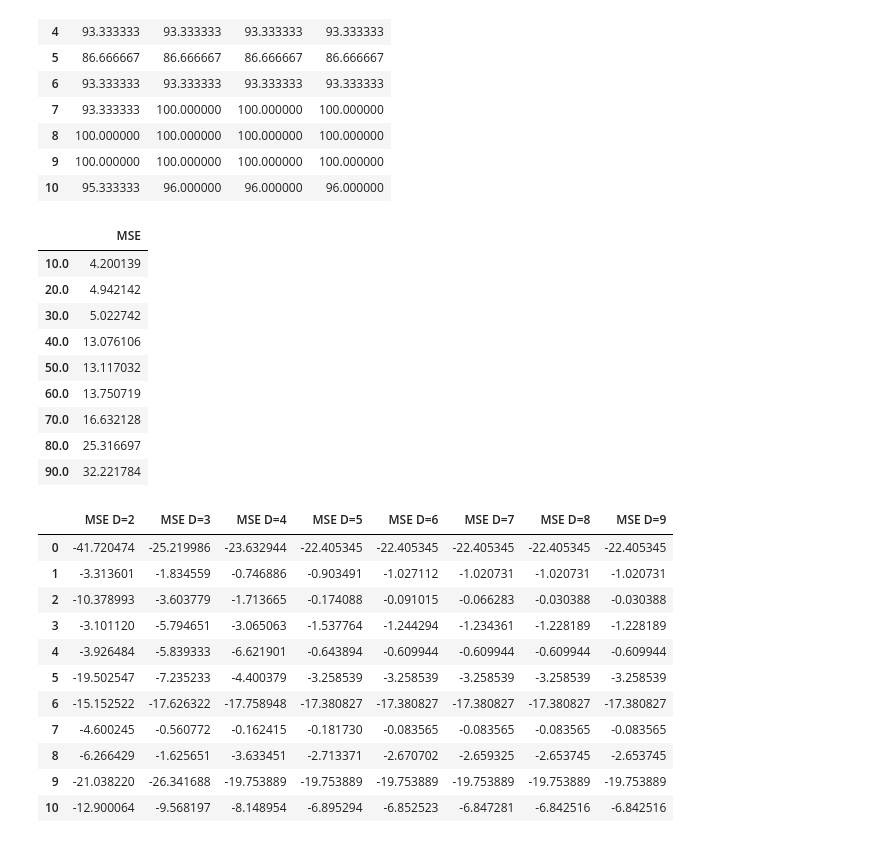
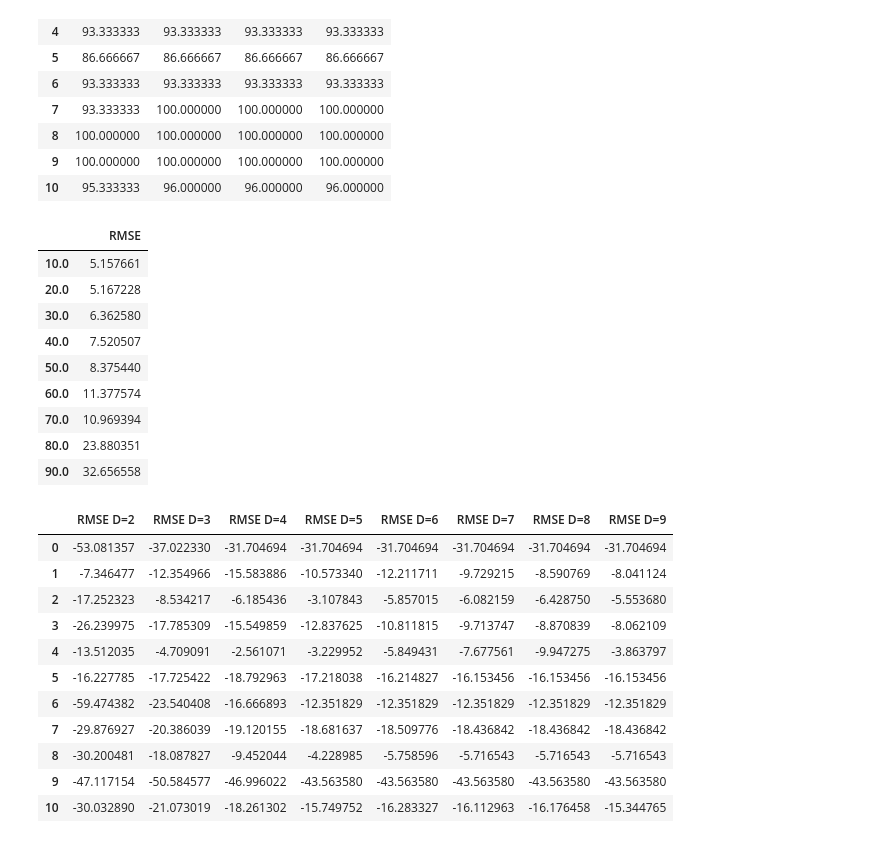
Before and after one commit to EvandroJRSilva/UniML, a Jupyter notebook: src/aula07/aula07.ipynb, the cells around one changed output. Saved outputs shown, nothing was run; the diff lists cells and outputs as text; code cells hidden in the pictures.

```diff
--- a/src/aula07/latex/aula07.ipynb
+++ b/src/aula07/aula07.ipynb
@@ -220,52 +244,55 @@ from sklearn.metrics import root_mean_squared_error
 Xh = np.sort(2*np.pi * np.random.rand(50, 1), axis=0)
 yh = np.sin(Xh).ravel()
 
-mse=[]
+rmse=[]
 tt = np.arange(0.1, 1, 0.1)
 for t in tt:
     X_treino, X_teste, y_treino, y_teste = train_test_split(Xh, yh, test_size=t, random_state=42)
     modeloHO = DecisionTreeRegressor(random_state=42)
     modeloHO.fit(X_treino, y_treino)
-    mse.append(root_mean_squared_error(y_teste, modeloHO.predict(X_teste))*100)
+    rmse.append(root_mean_squared_error(y_teste, modeloHO.predict(X_teste))*100)
 
-pd.DataFrame(mse, index=tt*100, columns=['MSE'])
+pd.DataFrame(rmse, index=tt*100, columns=['RMSE'])
 # %% [output]
-|  | MSE |
-| 10.0 | 4.200139 |
-| 20.0 | 4.942142 |
-| 30.0 | 5.022742 |
-| 40.0 | 13.076106 |
-| 50.0 | 13.117032 |
-| 60.0 | 13.750719 |
-| 70.0 | 16.632128 |
-| 80.0 | 25.316697 |
-| 90.0 | 32.221784 |
+|  | RMSE |
+| 10.0 | 5.157661 |
+| 20.0 | 5.167228 |
+| 30.0 | 6.362580 |
+| 40.0 | 7.520507 |
+| 50.0 | 8.375440 |
+| 60.0 | 11.377574 |
+| 70.0 | 10.969394 |
+| 80.0 | 23.880351 |
+| 90.0 | 32.656558 |
 # %%
 # CROSS VALIDATION
+import numpy as np
+import pandas as pd
+from sklearn.tree import DecisionTreeRegressor
 from sklearn.model_selection import cross_val_score
 
 Xc = np.sort(2*np.pi * np.random.rand(50, 1), axis=0)
-yc = np.sin(Xh).ravel()
+yc = np.sin(Xc).ravel()
 
 dfCV = pd.DataFrame()
 for d in range(2, 10, 1):
     modeloCV = DecisionTreeRegressor(max_depth=d)
-    s = 'MSE D=' + str(d)
-    cv_score = cross_val_score(modeloCV, Xc, yc, cv=10, scoring='neg_mean_squared_error')*100
+    s = 'RMSE D=' + str(d)
+    cv_score = cross_val_score(modeloCV, Xc, yc, cv=10, scoring='neg_root_mean_squared_error')*100
     cv_score = np.append(cv_score, sum(cv_score)/10)
     dfCV[s] = cv_score
 
 dfCV
 # %% [output]
-|  | MSE D=2 | MSE D=3 | MSE D=4 | MSE D=5 | MSE D=6 | MSE D=7 | MSE D=8 | MSE D=9 |
-| 0 | -41.720474 | -25.219986 | -23.632944 | -22.405345 | -22.405345 | -22.405345 | -22.405345 | -22.405345 |
-| 1 | -3.313601 | -1.834559 | -0.746886 | -0.903491 | -1.027112 | -1.020731 | -1.020731 | -1.020731 |
-| 2 | -10.378993 | -3.603779 | -1.713665 | -0.174088 | -0.091015 | -0.066283 | -0.030388 | -0.030388 |
-| 3 | -3.101120 | -5.794651 | -3.065063 | -1.537764 | -1.244294 | -1.234361 | -1.228189 | -1.228189 |
-| 4 | -3.926484 | -5.839333 | -6.621901 | -0.643894 | -0.609944 | -0.609944 | -0.609944 | -0.609944 |
-| 5 | -19.502547 | -7.235233 | -4.400379 | -3.258539 | -3.258539 | -3.258539 | -3.258539 | -3.258539 |
-| 6 | -15.152522 | -17.626322 | -17.758948 | -17.380827 | -17.380827 | -17.380827 | -17.380827 | -17.380827 |
-| 7 | -4.600245 | -0.560772 | -0.162415 | -0.181730 | -0.083565 | -0.083565 | -0.083565 | -0.083565 |
-| 8 | -6.266429 | -1.625651 | -3.633451 | -2.713371 | -2.670702 | -2.659325 | -2.653745 | -2.653745 |
-| 9 | -21.038220 | -26.341688 | -19.753889 | -19.753889 | -19.753889 | -19.753889 | -19.753889 | -19.753889 |
-| 10 | -12.900064 | -9.568197 | -8.148954 | -6.895294 | -6.852523 | -6.847281 | -6.842516 | -6.842516 |
+|  | RMSE D=2 | RMSE D=3 | RMSE D=4 | RMSE D=5 | RMSE D=6 | RMSE D=7 | RMSE D=8 | RMSE D=9 |
+| 0 | -53.081357 | -37.022330 | -31.704694 | -31.704694 | -31.704694 | -31.704694 | -31.704694 | -31.704694 |
+| 1 | -7.346477 | -12.354966 | -15.583886 | -10.573340 | -12.211711 | -9.729215 | -8.590769 | -8.041124 |
+| 2 | -17.252323 | -8.534217 | -6.185436 | -3.107843 | -5.857015 | -6.082159 | -6.428750 | -5.553680 |
+| 3 | -26.239975 | -17.785309 | -15.549859 | -12.837625 | -10.811815 | -9.713747 | -8.870839 | -8.062109 |
+| 4 | -13.512035 | -4.709091 | -2.561071 | -3.229952 | -5.849431 | -7.677561 | -9.947275 | -3.863797 |
+| 5 | -16.227785 | -17.725422 | -18.792963 | -17.218038 | -16.214827 | -16.153456 | -16.153456 | -16.153456 |
+| 6 | -59.474382 | -23.540408 | -16.666893 | -12.351829 | -12.351829 | -12.351829 | -12.351829 | -12.351829 |
+| 7 | -29.876927 | -20.386039 | -19.120155 | -18.681637 | -18.509776 | -18.436842 | -18.436842 | -18.436842 |
+| 8 | -30.200481 | -18.087827 | -9.452044 | -4.228985 | -5.758596 | -5.716543 | -5.716543 | -5.716543 |
+| 9 | -47.117154 | -50.584577 | -46.996022 | -43.563580 | -43.563580 | -43.563580 | -43.563580 | -43.563580 |
+| 10 | -30.032890 | -21.073019 | -18.261302 | -15.749752 | -16.283327 | -16.112963 | -16.176458 | -15.344765 |
```
Also changed, not shown: parts of 5 cells of this notebook, 8 other files.
